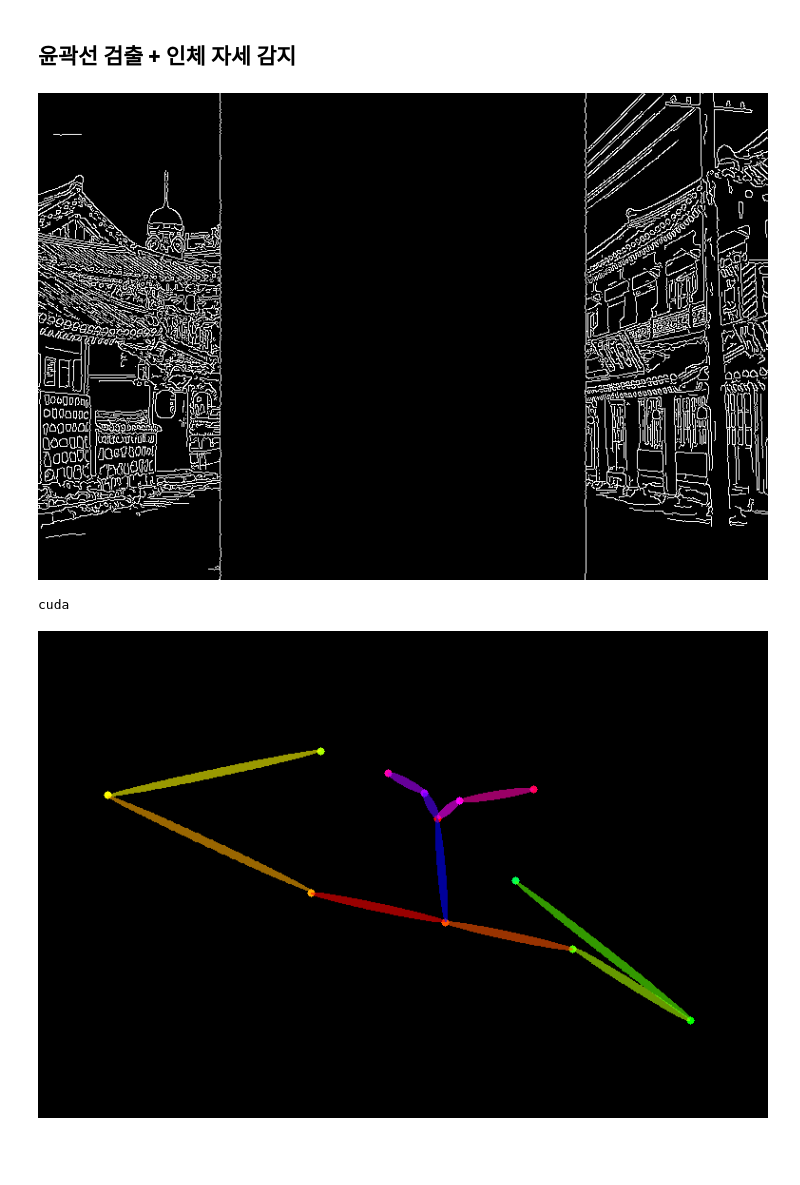
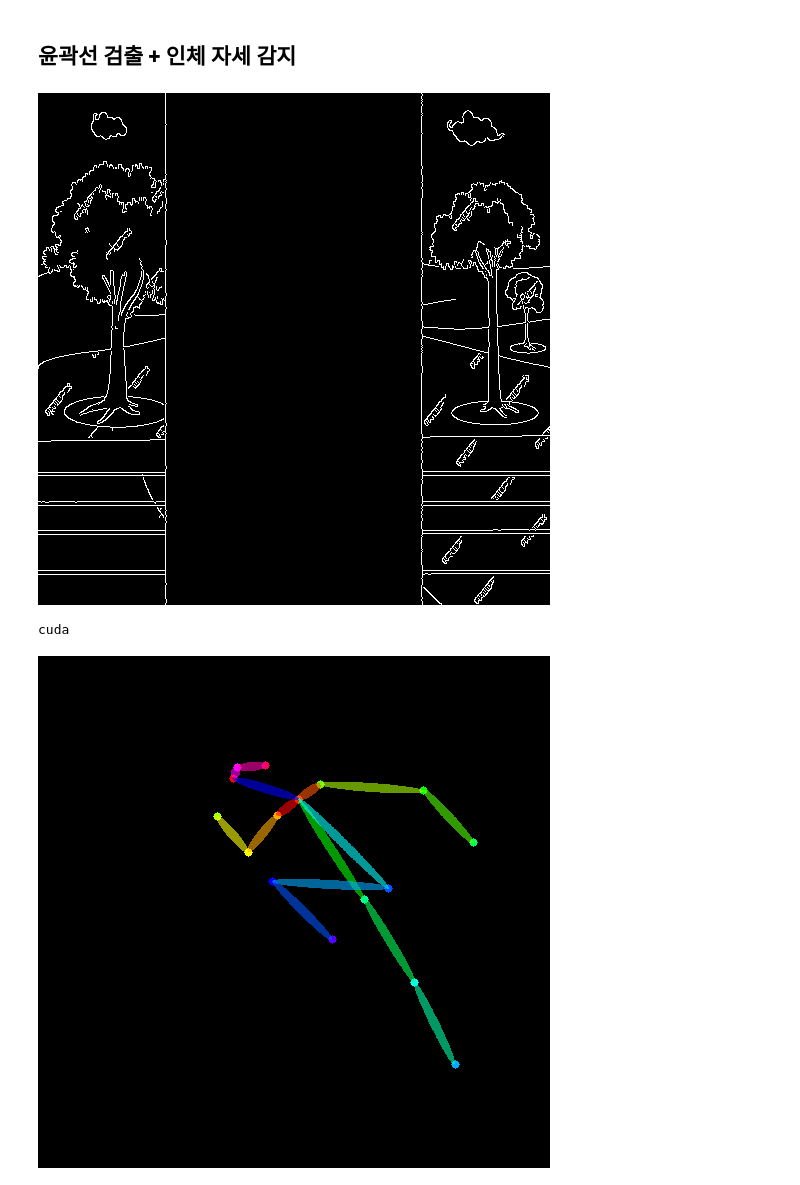
Before and after one commit to jyj1206/AIFFEL, a Jupyter notebook: quest_10/quest_10.ipynb, the cells around one changed output. Cells and saved outputs as stored; diff of their text form; code cells hidden in the pictures; blank space fills up the shorter version.

```diff
--- a/quest_10/quest_10.ipynb
+++ b/quest_10/quest_10.ipynb
@@ -155,46 +195,46 @@ from diffusers.utils import load_image
 from PIL import Image
 import cv2
 import numpy as np
 from diffusers.utils import load_image
 
 # 이미지를 불러오세요.
 canny_image =  load_image(
-    "https://pds.joongang.co.kr/news/component/htmlphoto_mmdata/202301/30/fd7b7e8e-f697-474d-a886-cba6c7150edd.jpg"
+    "https://img.freepik.com/free-vector/running-track-in-park-scene_1308-43531.jpg?w=1380&t=st=1700116052~exp=1700116652~hmac=8fba6f1f6da1e4b87c154a2f39b49ebd15fa995e6b6fb4ec3af9390416852bd5"
 )
 
-canny_image = canny_image.resize((768, 512))
+canny_image = canny_image.resize((512, 512))
 
 #threshhold를 지정합니다.
 low_threshold = 100
 high_threshold = 200
 
 # 이미지를 NumPy 배열로 변환합니다.
 canny_image = np.array(canny_image)
 
 # 인체 감지 포즈를 넣어줄 가운데 부분을 지워줍니다.
 zero_start = canny_image.shape[1] // 4
 zero_end = zero_start + canny_image.shape[1] // 2
 canny_image[:, zero_start:zero_end] = 0
 
 # 윤곽선을 검출하고 NumPy 배열을 PIL 이미지로 변환합니다.
 canny_image = cv2.Canny(canny_image, low_threshold, high_threshold)
 canny_image = canny_image[:, :, None]
 canny_image = np.concatenate([canny_image, canny_image, canny_image], axis=2)
 canny_image = Image.fromarray(canny_image)  # NumPy 배열을 PIL 이미지로 변환합니다.
 
 canny_image
 # %% [output]
-[figure, old version]
+[figure, new version]
 # %%
 from controlnet_aux import OpenposeDetector
 from diffusers.utils import load_image
 
 # 이미지를 불러옵니다.
 openpose_image =  load_image(
-    "https://www.ikbc.co.kr/data/kbc/image/2023/08/13/kbc202308130007.800x.0.jpg"
+    "https://thumb.mt.co.kr/06/2018/02/2018021309414979743_1.jpg/dims/optimize/"
 )
 
-openpose_image = openpose_image.resize((768, 512))
+openpose_image = openpose_image.resize((512, 512))
 
 # OpenposeDetector를 사용하여 인체 자세를 검출합니다.
 openpose = OpenposeDetector.from_pretrained("lllyasviel/ControlNet")
@@ -202,7 +242,7 @@ openpose_image = openpose(openpose_image)
 openpose_image
 # %% [output]
 cuda
-[figure, old version]
+[figure, new version]
 # %%
 from diffusers import StableDiffusionControlNetPipeline, ControlNetModel, UniPCMultistepScheduler
 
```
Also changed, not shown: parts of 6 cells of this notebook.
